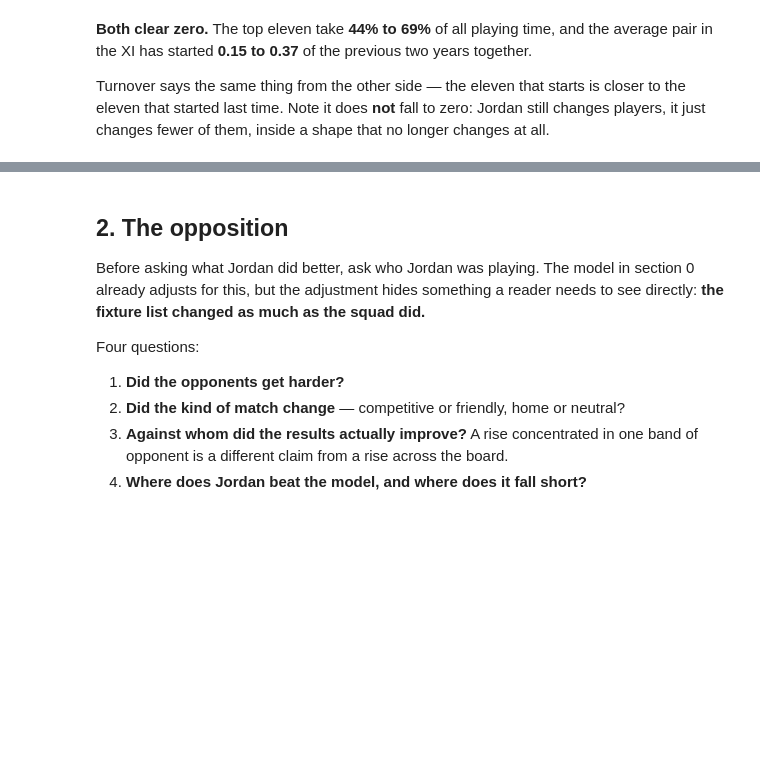
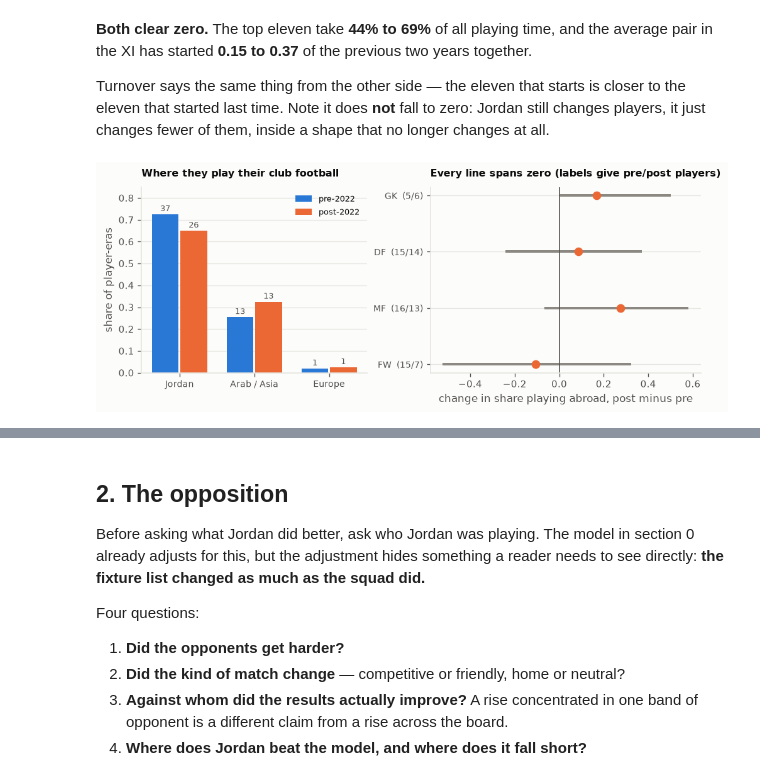
Before and after one commit to mqedan217/jordan-football-strength, a Jupyter notebook: notebooks/03_where_the_goals_came_from.ipynb, the cells around one changed output, grey strips where cells are left out. Saved outputs shown, nothing was run; the diff lists cells and outputs as text; code cells hidden in the pictures; blank space fills up the shorter version.

```diff
--- a/notebooks/03_where_the_goals_came_from.ipynb
+++ b/notebooks/03_where_the_goals_came_from.ipynb
@@ -541,3 +541,63 @@ Turnover says the same thing from the other side — the eleven that starts is
 closer to the eleven that started last time. Note it does **not** fall to zero:
 Jordan still changes players, it just changes fewer of them, inside a shape that
 no longer changes at all.
+# %%
+# Where the players earn their club football. FBref cannot answer this -- its
+# soccerdata reader covers nine leagues and none of the ones Jordan's players
+# are in -- so this comes from Wikipedia tournament squad lists via
+# JordanData/wiki_squads.py: five squads, each row carrying the club and the
+# club's country at the moment that squad was named.
+#
+# Counted per PLAYER per era, not per squad place: a regular named in three
+# squads would otherwise count three times, and that alone flips the forward
+# result from 47%->29% to 56%->56%.
+pe = pd.read_csv(SQUAD / "tournament_player_eras.csv")
+pe["abroad"] = pe.region.ne("Jordan")
+REG = ["Jordan", "Arab / Asia", "Europe"]
+
+fig, axes = plt.subplots(1, 2, figsize=(8.0, 3.2),
+                         gridspec_kw={"width_ratios": [1, 1.2]})
+a = axes[0]
+rs = (pd.crosstab(pe.region, pe.era, normalize="columns")
+      .reindex(columns=["pre", "post"]).reindex(REG).fillna(0))
+rn = (pd.crosstab(pe.region, pe.era).reindex(columns=["pre", "post"])
+      .reindex(REG).fillna(0))
+x = np.arange(len(REG))
+for off, e, col in ((-0.19, "pre", viz.BLUE), (0.19, "post", viz.ORANGE)):
+    a.bar(x + off, rs[e], width=0.36, color=col, label=f"{e}-2022")
+    for xi_, v, n_ in zip(x + off, rs[e], rn[e]):
+        a.annotate(f"{int(n_)}", (xi_, v), xytext=(0, 3), ha="center",
+                   textcoords="offset points", fontsize=7.5, color=viz.INK_2)
+a.set_xticks(x)
+a.set_xticklabels(REG, fontsize=8.5)
+a.set_ylim(0, 0.85)
+a.set_ylabel("share of player-eras")
+a.set_title("Where they play their club football", fontsize=9.5)
+a.legend(fontsize=8)
+viz.despine(a)
+
+b = axes[1]
+LINES = ["GK", "DF", "MF", "FW"]
+rows = []
+for ln in LINES:
+    m = pe.pos.eq(ln)
+    pa, po = pe[m & pe.era.eq("pre")].abroad, pe[m & pe.era.eq("post")].abroad
+    d = [rng.choice(po.values, len(po)).mean() - rng.choice(pa.values, len(pa)).mean()
+         for _ in range(4000)]
+    lo, hi = np.percentile(d, [2.5, 97.5])
+    rows.append({"line": ln, "diff": po.mean() - pa.mean(), "lo": lo, "hi": hi,
+                 "n_pre": len(pa), "n_post": len(po)})
+ab = pd.DataFrame(rows).iloc[::-1].reset_index(drop=True)
+y = np.arange(len(ab))
+b.hlines(y, ab.lo, ab.hi, color=viz.INK_MUTED, lw=2.4)
+b.scatter(ab["diff"], y, color=viz.ORANGE, s=52, zorder=3)
+b.axvline(0, color=viz.INK_2, lw=1.0)
+b.set_yticks(y)
+b.set_yticklabels([f"{r.line}  ({r.n_pre}/{r.n_post})" for r in ab.itertuples()],
+                  fontsize=8.5)
+b.set_xlabel("change in share playing abroad, post minus pre")
+b.set_title("Every line spans zero (labels give pre/post players)", fontsize=9.5)
+viz.despine(b)
+plt.show()
+# %% [output]
+[figure, added]
```
Also changed, not shown: parts of 4 cells of this notebook, 4 other files.
